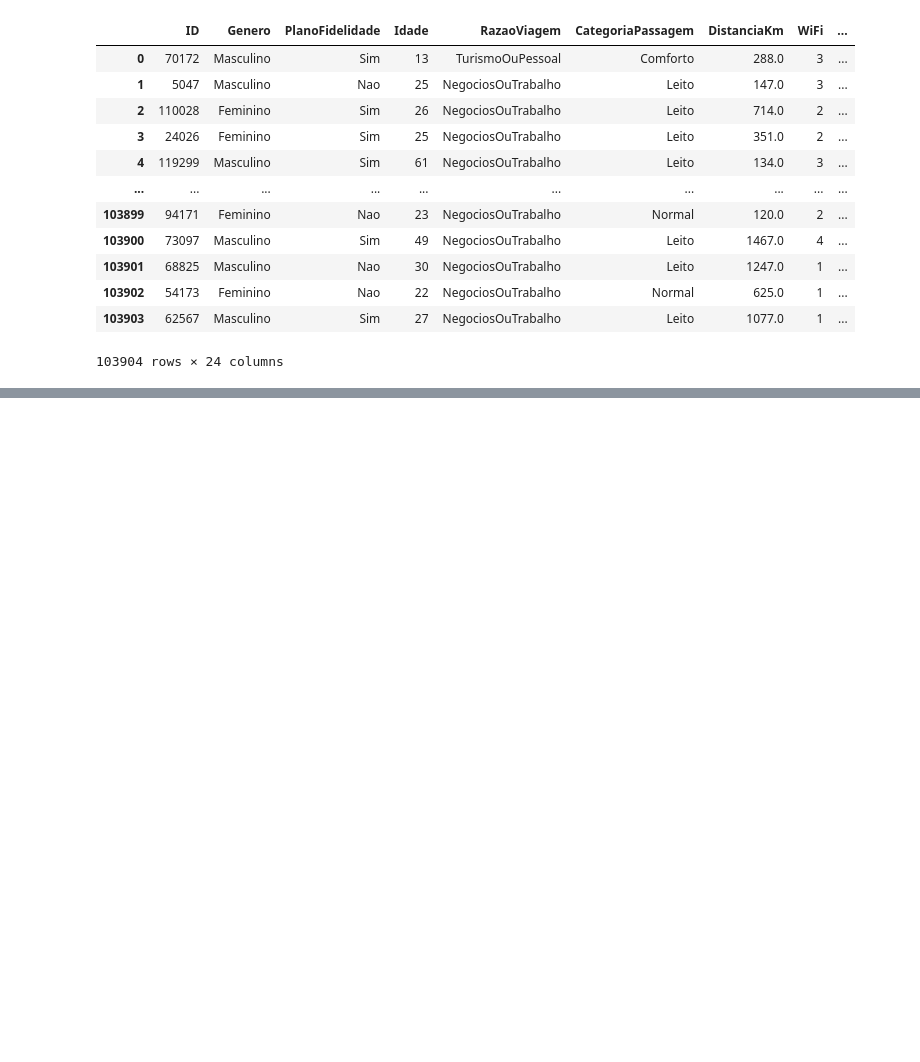
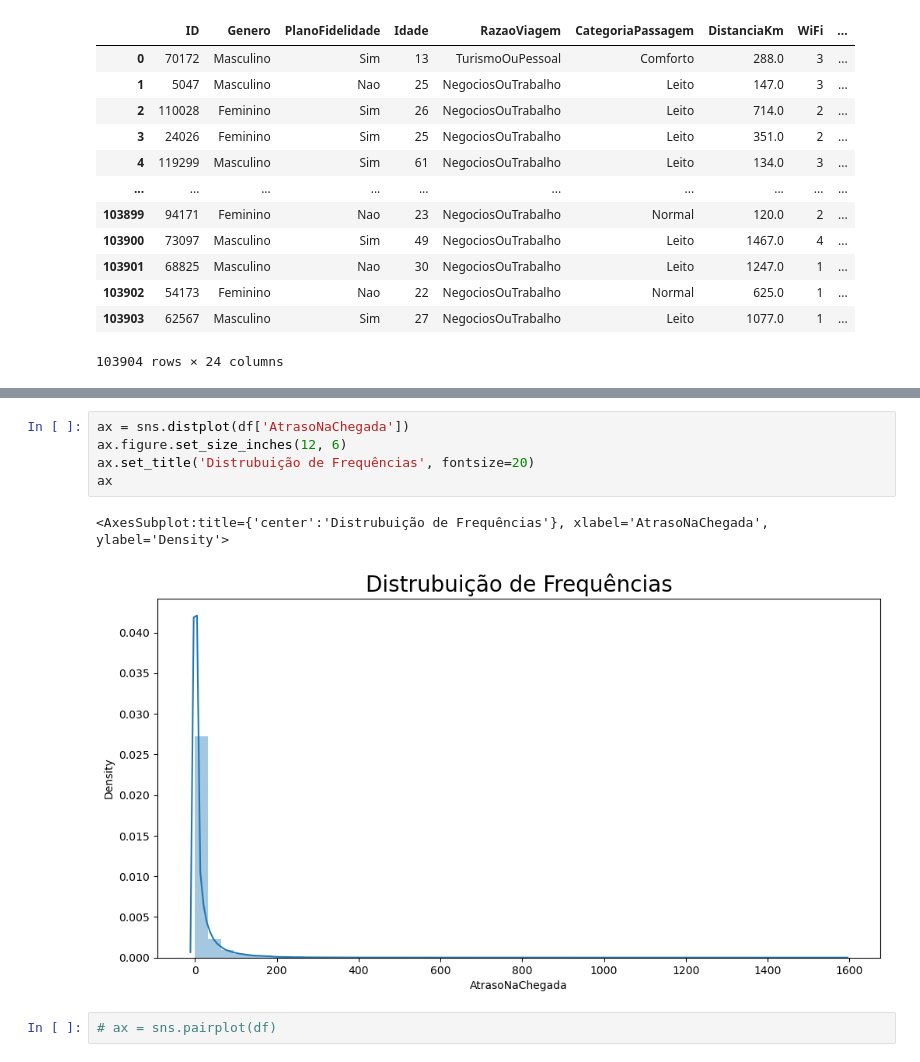
Before and after one commit to WesleyFRSantos/bora_bus_hackathon, a Jupyter notebook: notebooks/01 - EDA.ipynb, the cells around one changed output, grey strips where cells are left out. Cells and saved outputs as stored; diff of their text form; blank space fills up the shorter version.

```diff
--- a/notebooks/01 - EDA.ipynb
+++ b/notebooks/01 - EDA.ipynb
@@ -19,0 +68,10 @@ df
+# %%
+ax = sns.distplot(df['AtrasoNaChegada'])
+ax.figure.set_size_inches(12, 6)
+ax.set_title('Distrubuição de Frequências', fontsize=20)
+ax
+# %% [output]
+<AxesSubplot:title={'center':'Distrubuição de Frequências'}, xlabel='AtrasoNaChegada', ylabel='Density'>
+[figure, added]
+# %%
+# ax = sns.pairplot(df)
```
Also changed, not shown: parts of 21 cells of this notebook.
